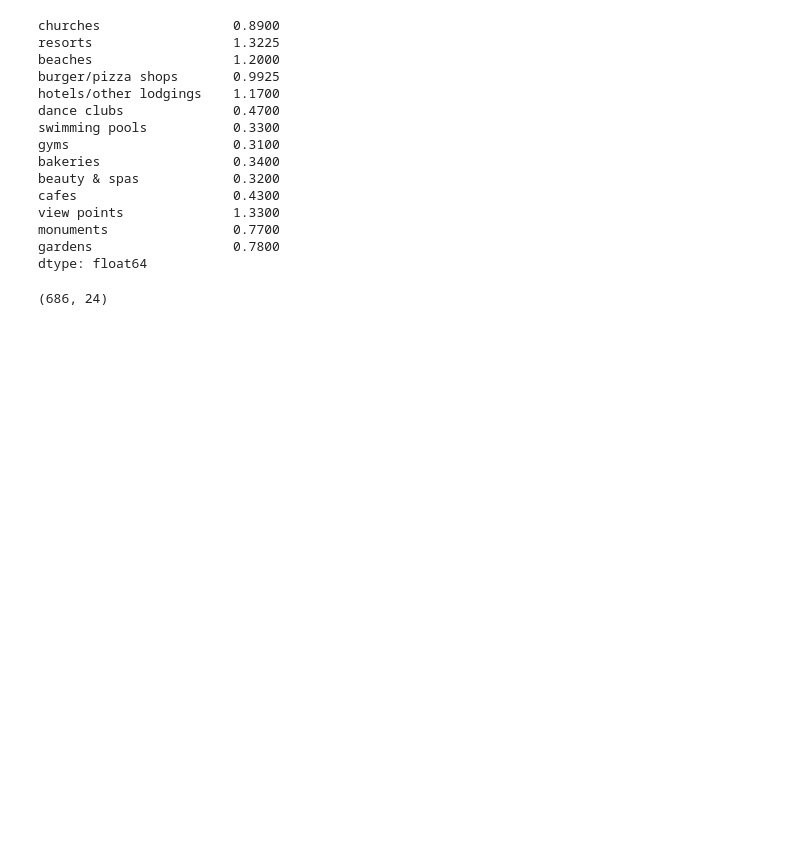
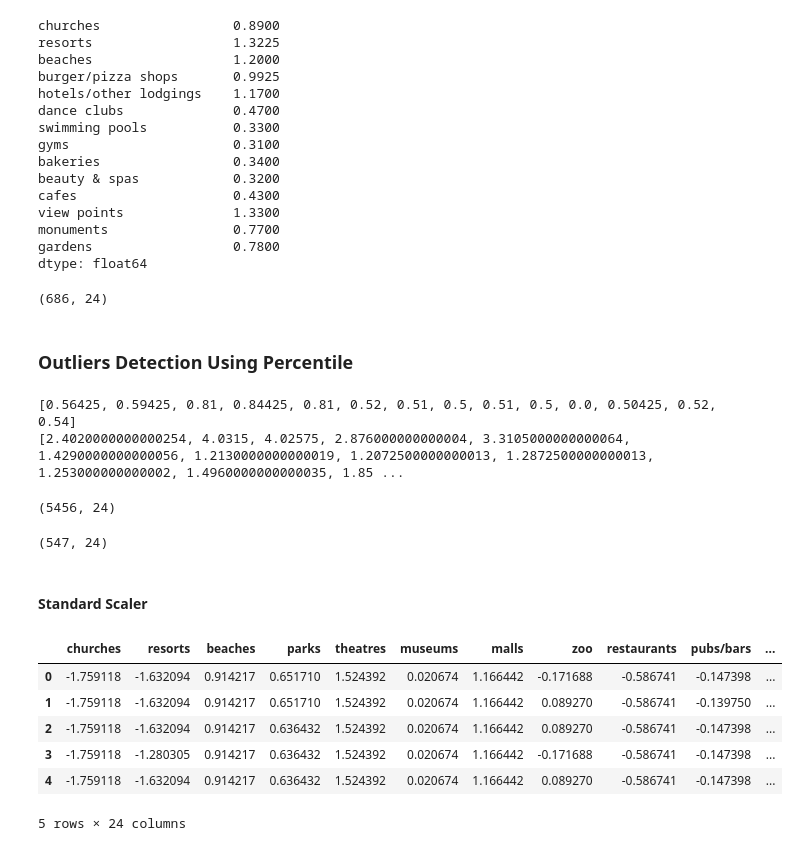
Before and after one commit to nikoladj99/ML_Project_2, a Jupyter notebook: Project 2.ipynb, the cells around one changed output. Drawn from its saved outputs; the diff is of its cells as text; code cells hidden in the pictures; blank space fills up the shorter version.

Commit message:
Vizuelizacija rasporedele,skaliranje i nova tehnika izbacivanja outlier-a

```diff
--- a/Project 2.ipynb
+++ b/Project 2.ipynb
@@ -250,5 +253,41 @@ for i, column in enumerate(columns_with_outliers):
 df_without_outliers.shape
 # %% [output]
 (686, 24)
+# %% [markdown]
+<h3>Outliers Detection Using Percentile</h3>
+# %%
+lower_limit = []
+upper_limit = []
+for i, column in enumerate(columns_with_outliers):
+    l_limit, u_limit = np.percentile(a=df_without_outliers[column], q=[0.5, 99.5])
+    lower_limit.append(l_limit)
+    upper_limit.append(u_limit)
+print(lower_limit)
+print(upper_limit)
+# %% [output]
+[0.56425, 0.59425, 0.81, 0.84425, 0.81, 0.52, 0.51, 0.5, 0.51, 0.5, 0.0, 0.50425, 0.52, 0.54]
+[2.4020000000000254, 4.0315, 4.02575, 2.876000000000004, 3.3105000000000064, 1.4290000000000056, 1.2130000000000019, 1.2072500000000013, 1.2872500000000013, 1.253000000000002, 1.4960000000000035, 1.85 ...
+# %%
+print(df.shape)
+df_without_outliers_perc = df
+for i, column in enumerate(columns_with_outliers):
+    df_without_outliers_perc = df_without_outliers_perc[(df_without_outliers_perc[column] > lower_limit[i]) & (df_without_outliers_perc[column] < upper_limit[i])]
+df_without_outliers_perc.shape
+# %% [output]
+(5456, 24)
+(547, 24)
+# %% [markdown]
+<h4>Standard Scaler</h4>
 # %%
-# SKALIRANJE
+ss = StandardScaler()
+df_standarad_scaled = ss.fit_transform(df)
+df_standard_scaled = pd.DataFrame(df_scaled,columns=df.columns)
+df_standard_scaled.head()
+# %% [output]
+|  | churches | resorts | beaches | parks | theatres | museums | malls | zoo | restaurants | pubs/bars | ... |
+| 0 | -1.759118 | -1.632094 | 0.914217 | 0.651710 | 1.524392 | 0.020674 | 1.166442 | -0.171688 | -0.586741 | -0.147398 | ... |
+| 1 | -1.759118 | -1.632094 | 0.914217 | 0.651710 | 1.524392 | 0.020674 | 1.166442 | 0.089270 | -0.586741 | -0.139750 | ... |
+| 2 | -1.759118 | -1.632094 | 0.914217 | 0.636432 | 1.524392 | 0.020674 | 1.166442 | 0.089270 | -0.586741 | -0.147398 | ... |
+| 3 | -1.759118 | -1.280305 | 0.914217 | 0.636432 | 1.524392 | 0.020674 | 1.166442 | -0.171688 | -0.586741 | -0.147398 | ... |
+| 4 | -1.759118 | -1.632094 | 0.914217 | 0.636432 | 1.524392 | 0.020674 | 1.166442 | 0.089270 | -0.586741 | -0.147398 | ... |
+5 rows × 24 columns
```
Also changed, not shown: parts of 10 cells of this notebook.
